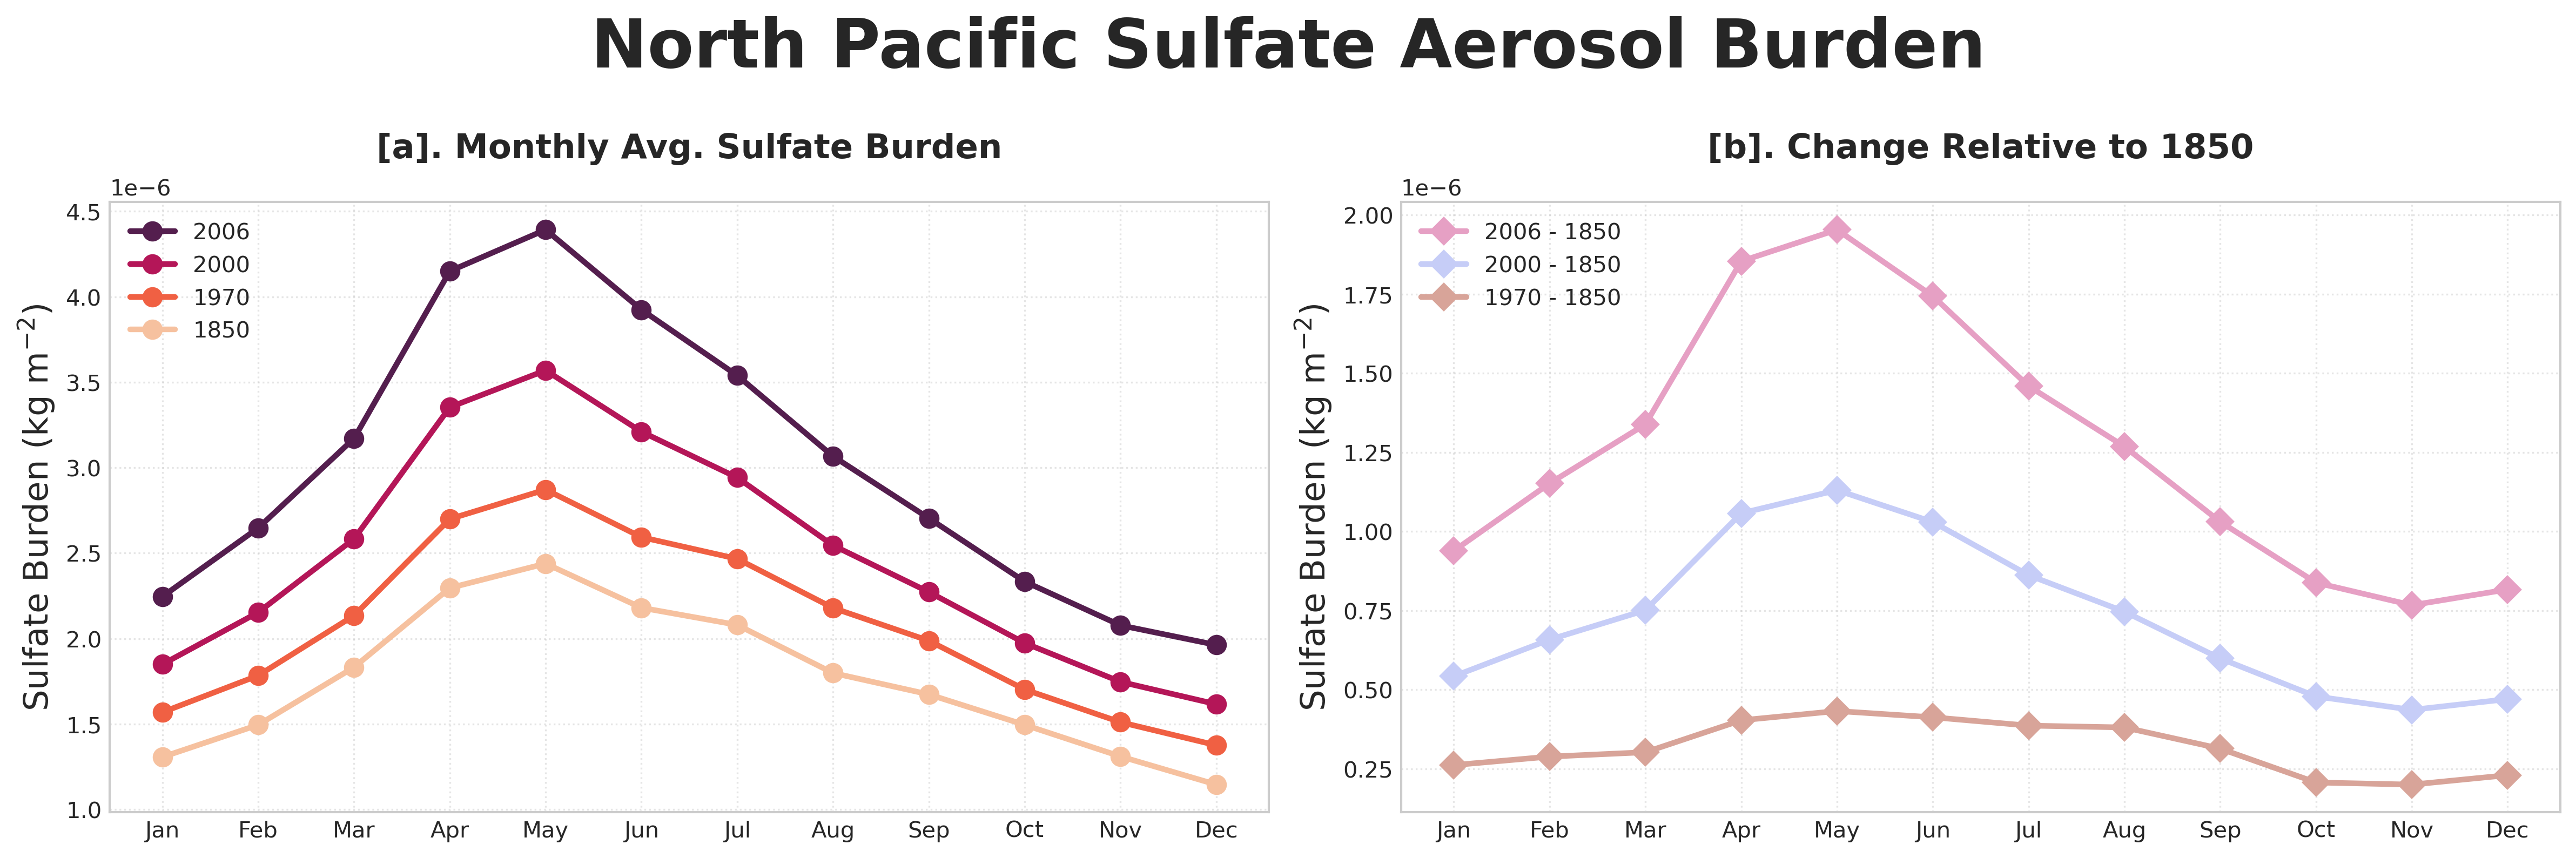
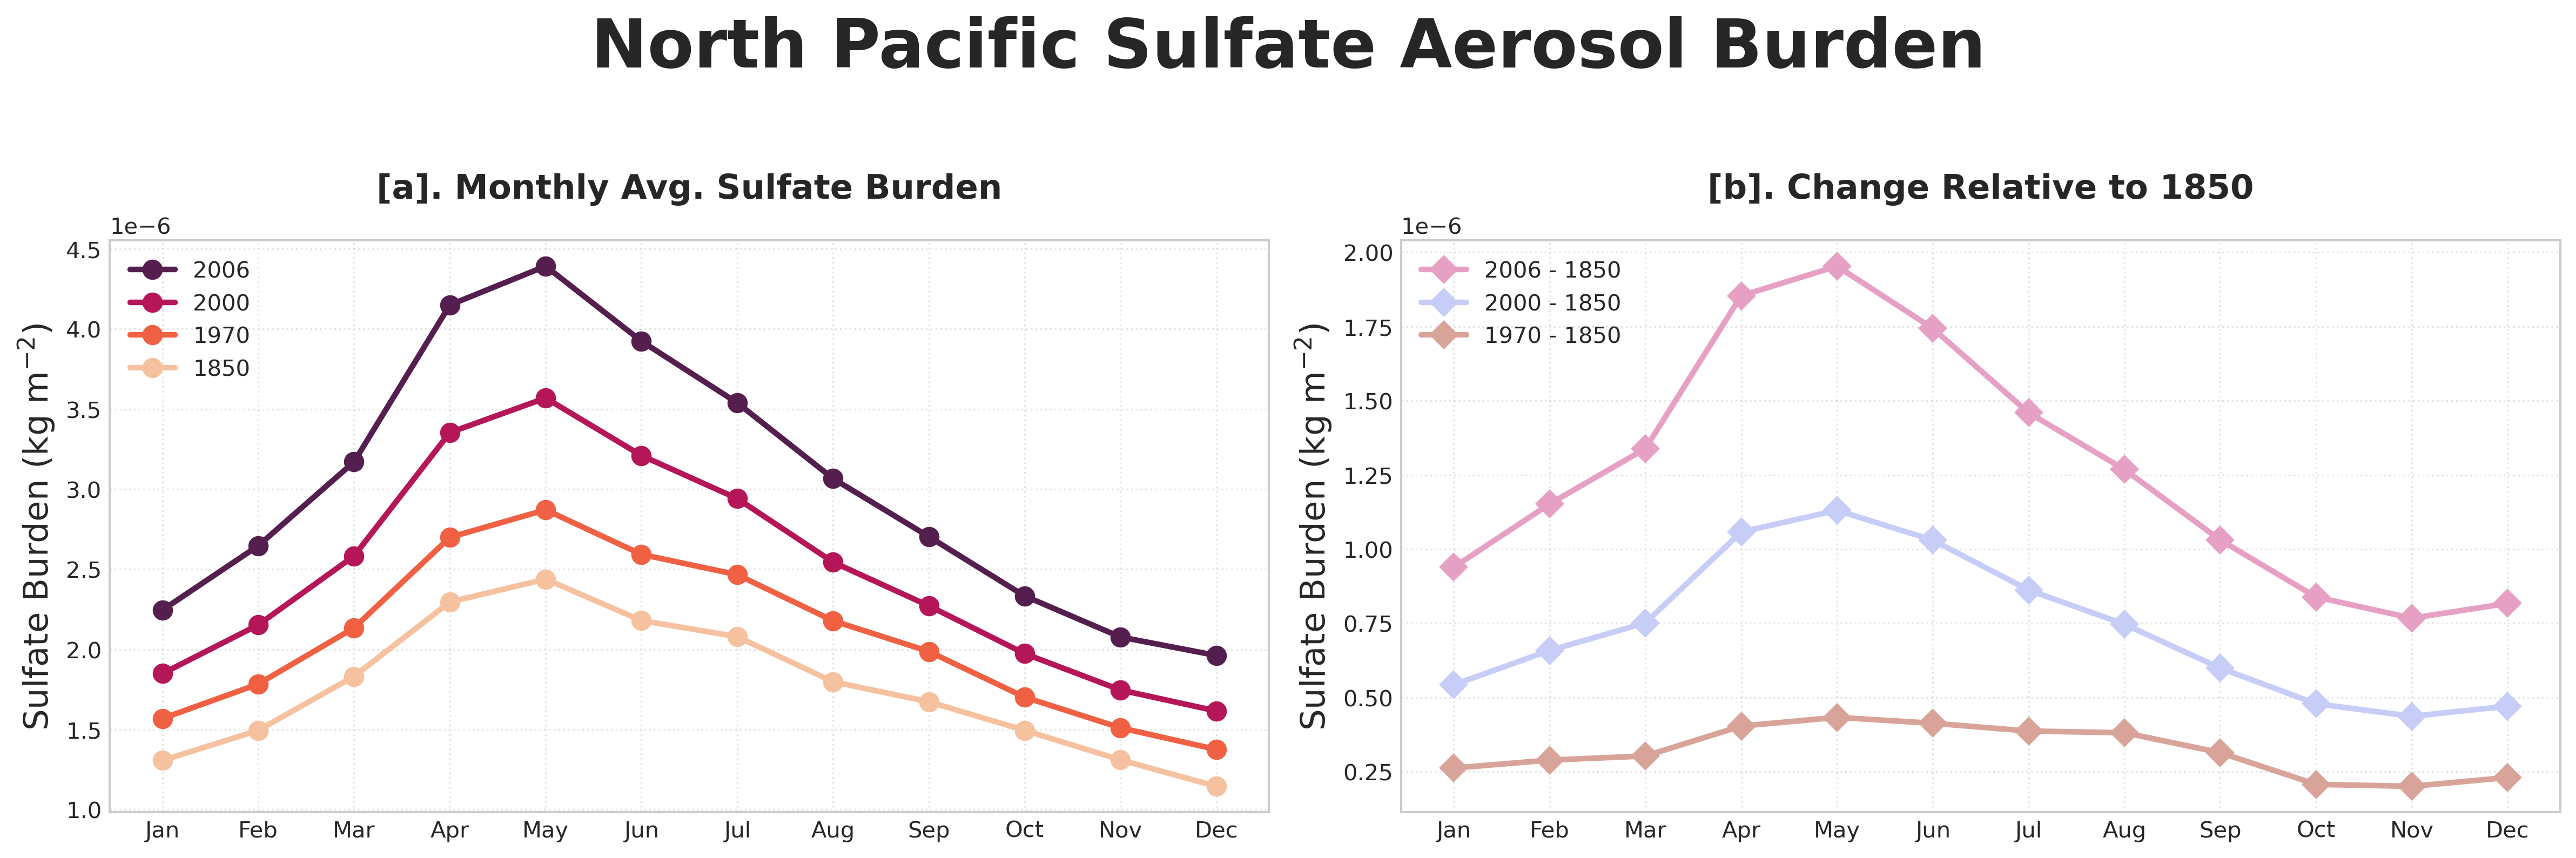
Unified diff of the notebook cell whose output changed from the first chart to the second:
--- before
+++ after
@@ -34,15 +34,11 @@
 # LEFT PANEL: Monthly Burden
 # ================================================================
-axs[0].plot(months, monthly_burden_2006, label='2006',
-            color=color_for["2006"], marker='o', markersize=8)
+axs[0].plot(months, monthly_burden_2006, label='2006', color=color_for["2006"], marker='o', markersize=8)
 
-axs[0].plot(months, monthly_burden_2000, label='2000',
-            color=color_for["2000"], marker='o', markersize=8)
+axs[0].plot(months, monthly_burden_2000, label='2000', color=color_for["2000"], marker='o', markersize=8)
 
-axs[0].plot(months, monthly_burden_1970, label='1970',
-            color=color_for["1970"], marker='o', markersize=8)
+axs[0].plot(months, monthly_burden_1970, label='1970', color=color_for["1970"], marker='o', markersize=8)
 
-axs[0].plot(months, monthly_burden_1850, label='1850',
-            color=color_for["1850"], marker='o', markersize=8)
+axs[0].plot(months, monthly_burden_1850, label='1850', color=color_for["1850"], marker='o', markersize=8)
 
 axs[0].set_ylabel(r"Sulfate Burden (kg m$^{-2}$)", fontsize=15)
@@ -54,15 +50,9 @@
 # RIGHT PANEL: Change relative to 1850
 # ================================================================
-axs[1].plot(months, monthly_burden_2006 - monthly_burden_1850,
-            label='2006 - 1850', color=palette_2[0],
-            marker='D', markersize=8)
+axs[1].plot(months, monthly_burden_2006 - monthly_burden_1850, label='2006 - 1850', color=palette_2[0], marker='D', markersize=8)
 
-axs[1].plot(months, monthly_burden_2000 - monthly_burden_1850,
-            label='2000 - 1850', color=palette_2[1],
-            marker='D', markersize=8)
+axs[1].plot(months, monthly_burden_2000 - monthly_burden_1850, label='2000 - 1850', color=palette_2[1], marker='D', markersize=8)
 
-axs[1].plot(months, monthly_burden_1970 - monthly_burden_1850,
-            label='1970 - 1850', color=palette_2[2],
-            marker='D', markersize=8)
+axs[1].plot(months, monthly_burden_1970 - monthly_burden_1850, label='1970 - 1850', color=palette_2[2], marker='D', markersize=8)
 
 axs[1].set_ylabel(r"Sulfate Burden (kg m$^{-2}$)", fontsize=15)
@@ -74,8 +64,10 @@
 # Suptitle
 # -------------------------------------------------------------------
-fig.suptitle("North Pacific Sulfate Aerosol Burden",
-             fontsize=30, weight='bold', y=1.05)
+fig.suptitle("North Pacific Sulfate Aerosol Burden", fontsize=30, weight='bold', y=1.05)
 
 plt.tight_layout()
-plt.subplots_adjust(top=0.82)
+#plt.subplots_adjust(top=0.82)
+
+# plt.savefig('/glade/u/home/jzweifel/jupyter_workspaces/Masters_paper_analysis/notebooks/saved_figures_pngs/Figure_05.png')
+
 plt.show()

Commit: update figure_05